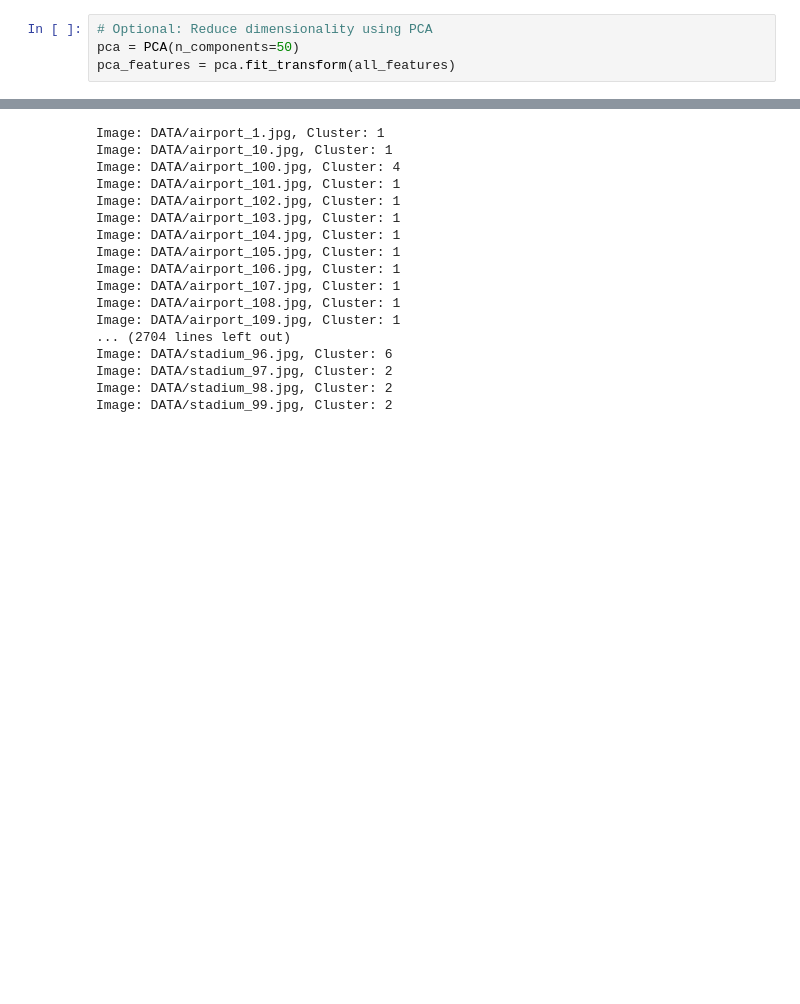
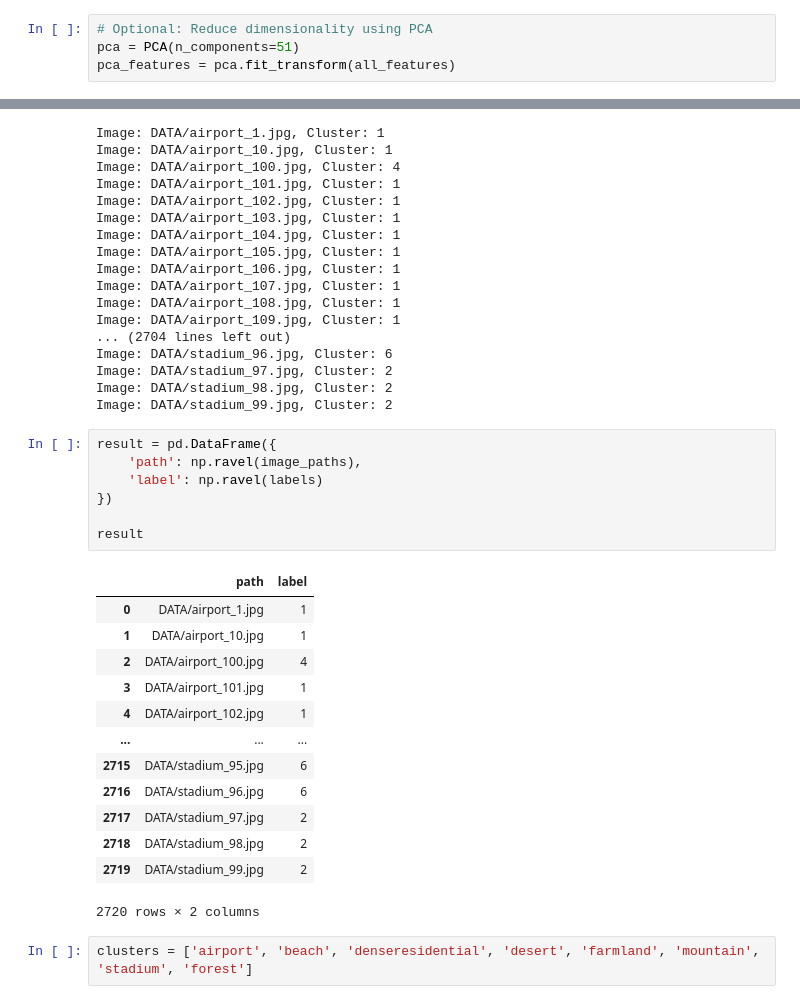
Before and after one commit to nrkahfirhmd/datmin-uts-clustering, a Jupyter notebook: model.ipynb, the cells around one changed output, grey strips where cells are left out. Drawn from its saved outputs; the diff is of its cells as text; blank space fills up the shorter version.

```diff
--- a/model.ipynb
+++ b/model.ipynb
@@ -58,4 +59,4 @@ all_features = np.array(all_features)
 # %%
 # Optional: Reduce dimensionality using PCA
-pca = PCA(n_components=50)
+pca = PCA(n_components=51)
 pca_features = pca.fit_transform(all_features)
@@ -145,3 +149,26 @@ Image: DATA/stadium_96.jpg, Cluster: 6
 Image: DATA/stadium_97.jpg, Cluster: 2
 Image: DATA/stadium_98.jpg, Cluster: 2
 Image: DATA/stadium_99.jpg, Cluster: 2
+# %%
+result = pd.DataFrame({
+    'path': np.ravel(image_paths),
+    'label': np.ravel(labels)
+})
+
+result
+# %% [output]
+|  | path | label |
+| 0 | DATA/airport_1.jpg | 1 |
+| 1 | DATA/airport_10.jpg | 1 |
+| 2 | DATA/airport_100.jpg | 4 |
+| 3 | DATA/airport_101.jpg | 1 |
+| 4 | DATA/airport_102.jpg | 1 |
+| ... | ... | ... |
+| 2715 | DATA/stadium_95.jpg | 6 |
+| 2716 | DATA/stadium_96.jpg | 6 |
+| 2717 | DATA/stadium_97.jpg | 2 |
+| 2718 | DATA/stadium_98.jpg | 2 |
+| 2719 | DATA/stadium_99.jpg | 2 |
+2720 rows × 2 columns
+# %%
+clusters = ['airport', 'beach', 'denseresidential', 'desert', 'farmland', 'mountain', 'stadium', 'forest']
```
Also changed, not shown: parts of 7 cells of this notebook, 5 other files.
